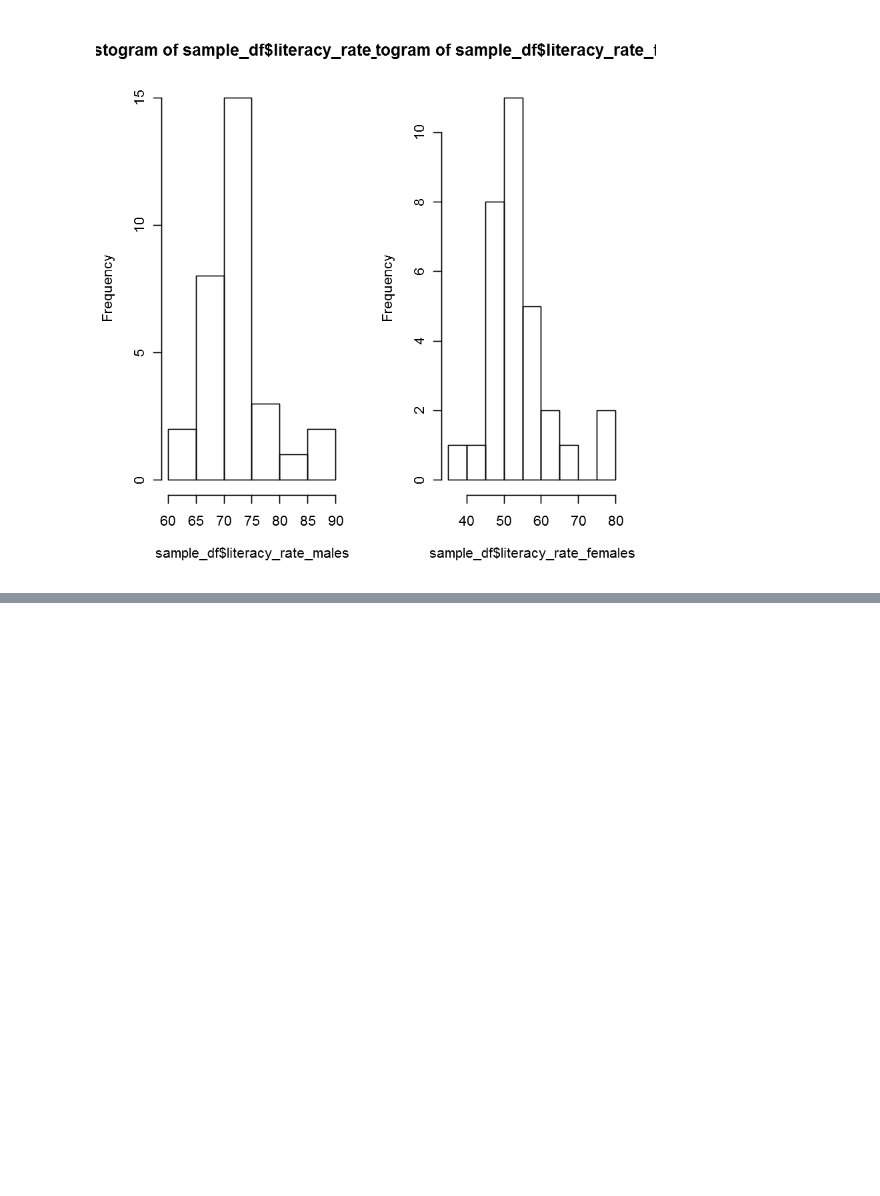
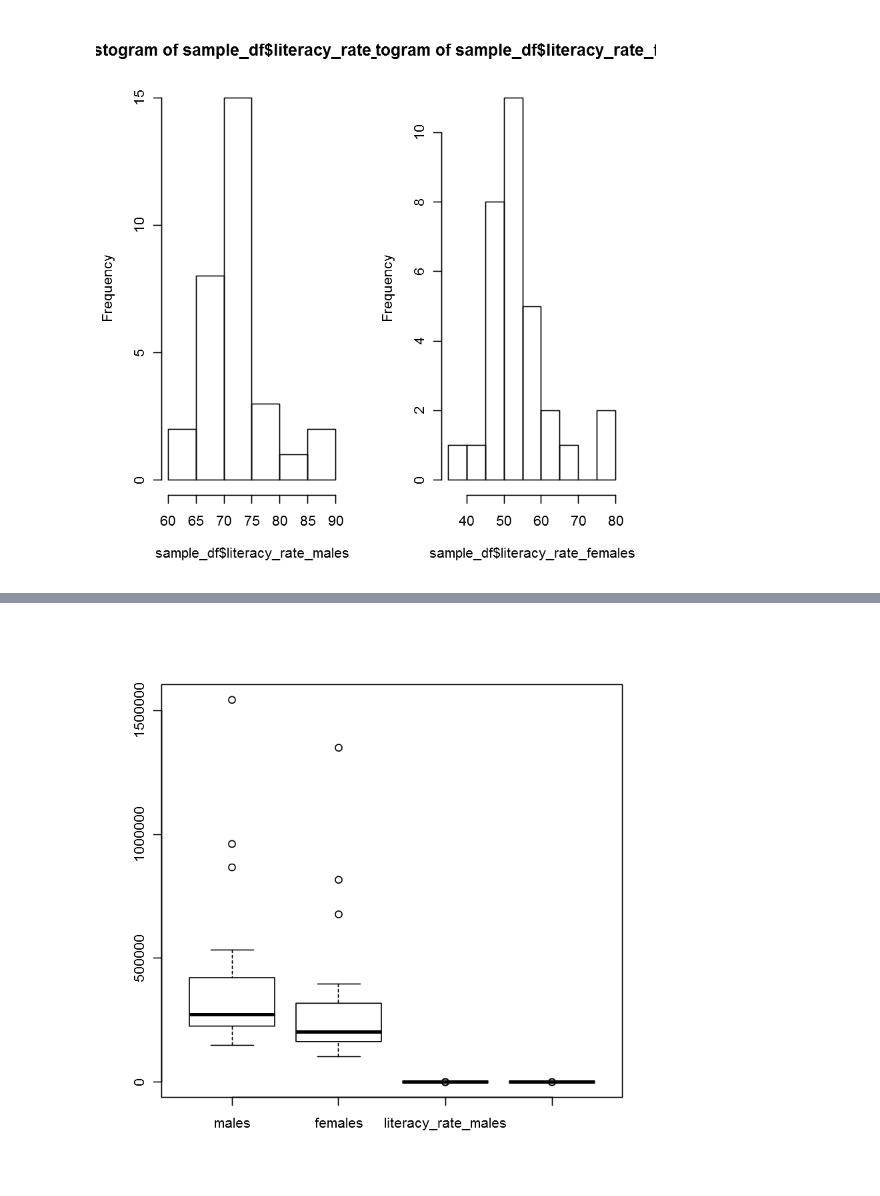
Before and after one commit to sumendar/literacy_and_literacy_rate, a Jupyter notebook: literacy_and_literacy_rate.ipynb, the cells around one changed output, grey strips where cells are left out. Cells and saved outputs as stored; diff of their text form; code cells hidden in the pictures; blank space fills up the shorter version.

Commit message:
boxplot cell added

```diff
--- a/literacy_and_literacy_rate.ipynb
+++ b/literacy_and_literacy_rate.ipynb
@@ -58,0 +62,4 @@ hist(sample_df$literacy_rate_females)
+# %%
+boxplot(sample_df[,-1])
+# %% [output]
+[figure, added]
```
Also changed, not shown: parts of 1 cell of this notebook.
